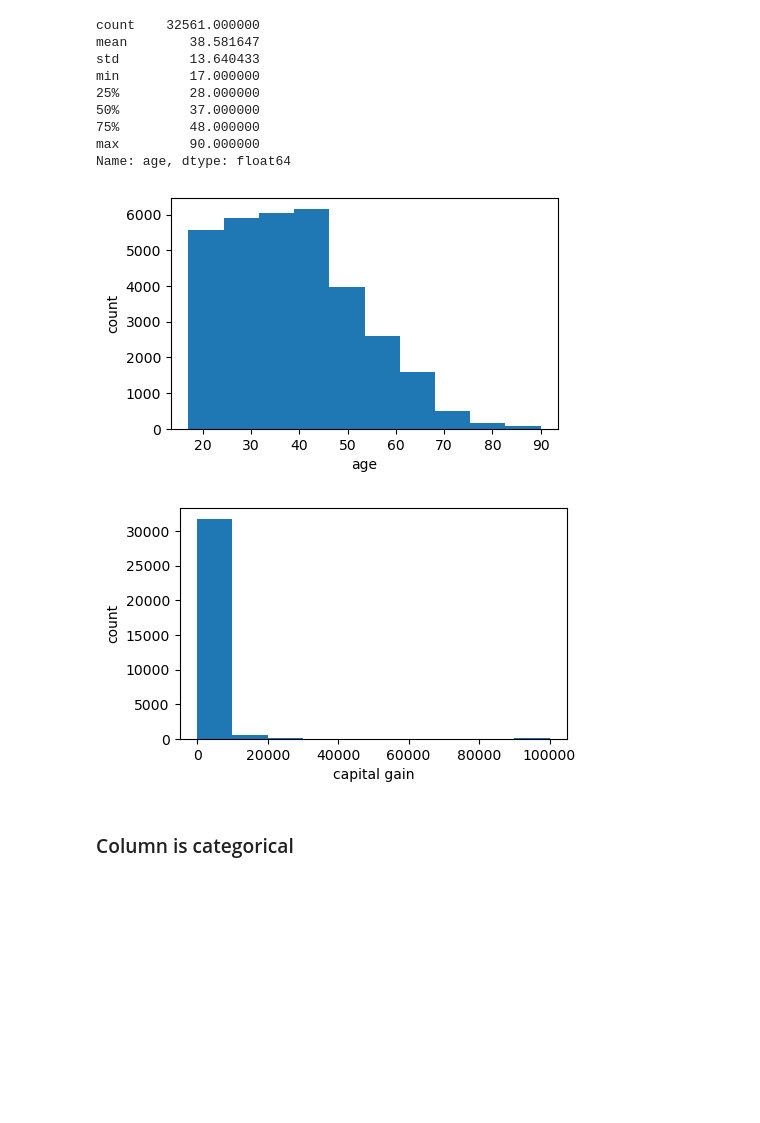
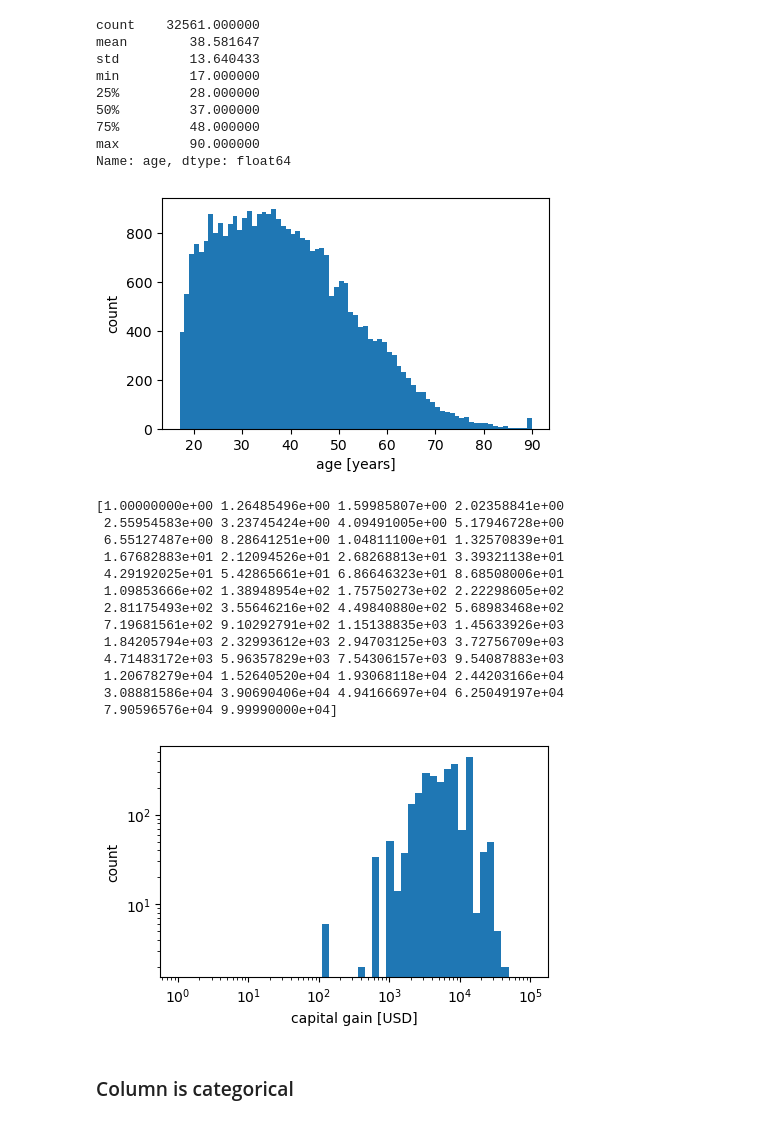
Before and after one commit to BrownDSI/DATA1030-Fall2023, a Jupyter notebook: week2 - EDA/EDA_p2.ipynb, the cells around one changed output. Drawn from its saved outputs; the diff is of its cells as text; code cells hidden in the pictures; blank space fills up the shorter version.

```diff
--- a/week2 - EDA/EDA_p2.ipynb
+++ b/week2 - EDA/EDA_p2.ipynb
@@ -86,24 +86,39 @@ Name: age, dtype: float64
 # %%
 plt.figure(figsize=(5,3))
 
-df['age'].plot.hist()   # bins = int(np.sqrt(df.shape[0]))
+df['age'].plot.hist(bins = df['age'].nunique())   # bins = int(np.sqrt(df.shape[0]))
                         # bins = df['age'].nunique()
-plt.xlabel('age')
+plt.xlabel('age [years]')
 plt.ylabel('count')
 plt.show()
 # %% [output]
-[figure, old version]
+[figure, new version]
 # %%
 plt.figure(figsize=(5,3))
 
-df['capital-gain'].plot.hist() # log=True, bins = np.logspace(np.log10(1),np.log10(np.max(df['capital-gain'])),50)
-#plt.semilogy()
-#plt.semilogx()
-plt.xlabel('capital gain')
+print(np.logspace(np.log10(1),np.log10(np.max(df['capital-gain'])),50))
+
+df['capital-gain'].plot.hist(bins = np.logspace(np.log10(1),np.log10(np.max(df['capital-gain'])),50)) # log=True, bins = np.logspace(np.log10(1),np.log10(np.max(df['capital-gain'])),50)
+plt.semilogy()
+plt.semilogx()
+plt.xlabel('capital gain [USD]')
 plt.ylabel('count')
 plt.show()
 # %% [output]
+[1.00000000e+00 1.26485496e+00 1.59985807e+00 2.02358841e+00
+ 2.55954583e+00 3.23745424e+00 4.09491005e+00 5.17946728e+00
+ 6.55127487e+00 8.28641251e+00 1.04811100e+01 1.32570839e+01
+ 1.67682883e+01 2.12094526e+01 2.68268813e+01 3.39321138e+01
+ 4.29192025e+01 5.42865661e+01 6.86646323e+01 8.68508006e+01
+ 1.09853666e+02 1.38948954e+02 1.75750273e+02 2.22298605e+02
+ 2.81175493e+02 3.55646216e+02 4.49840880e+02 5.68983468e+02
+ 7.19681561e+02 9.10292791e+02 1.15138835e+03 1.45633926e+03
+ 1.84205794e+03 2.32993612e+03 2.94703125e+03 3.72756709e+03
+ 4.71483172e+03 5.96357829e+03 7.54306157e+03 9.54087883e+03
+ 1.20678279e+04 1.52640520e+04 1.93068118e+04 2.44203166e+04
+ 3.08881586e+04 3.90690406e+04 4.94166697e+04 6.25049197e+04
+ 7.90596576e+04 9.99990000e+04]
-[figure, old version]
+[figure, new version]
 # %% [markdown]
 ### Column is categorical
 # %%
```
Also changed, not shown: parts of 6 cells of this notebook, 14 other files.
